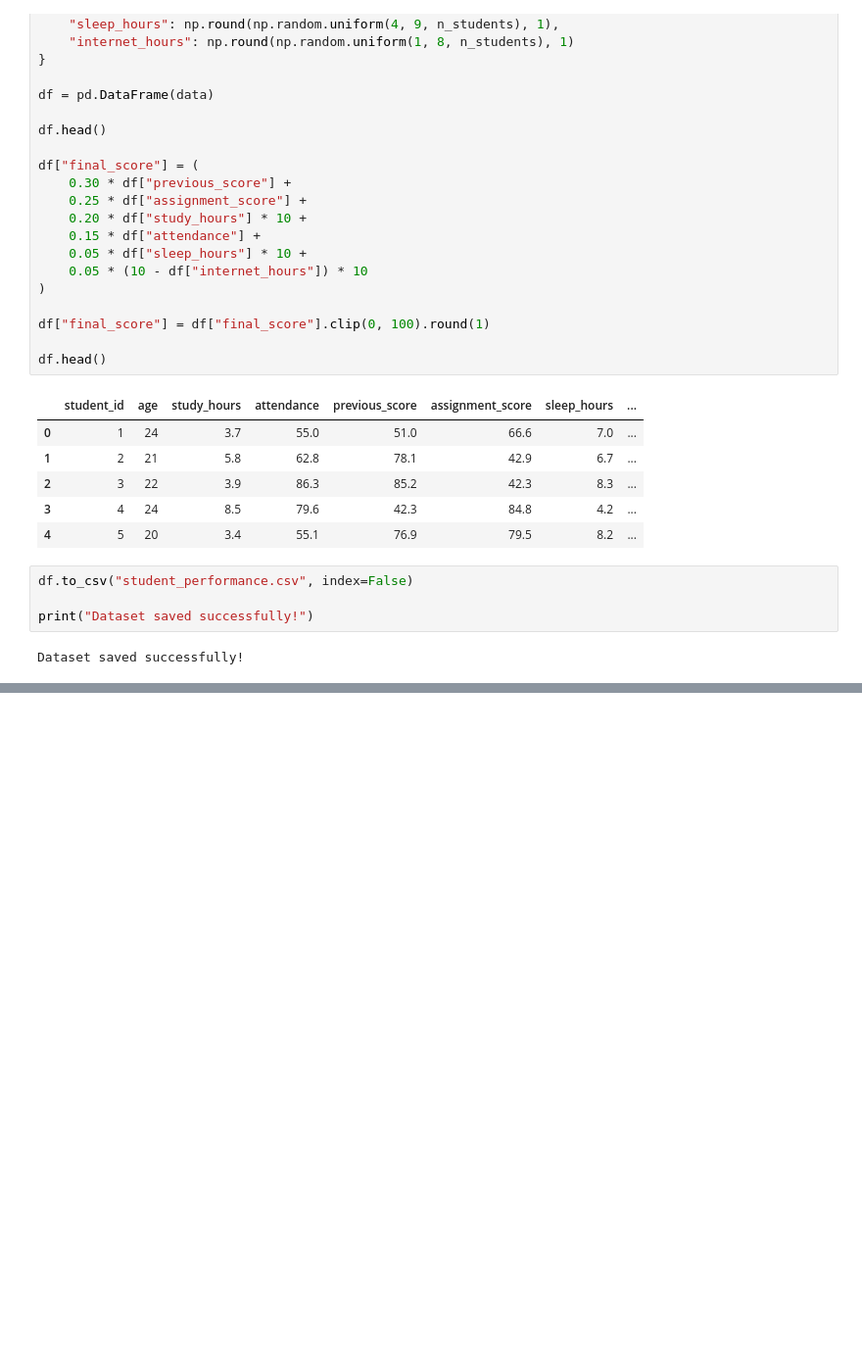
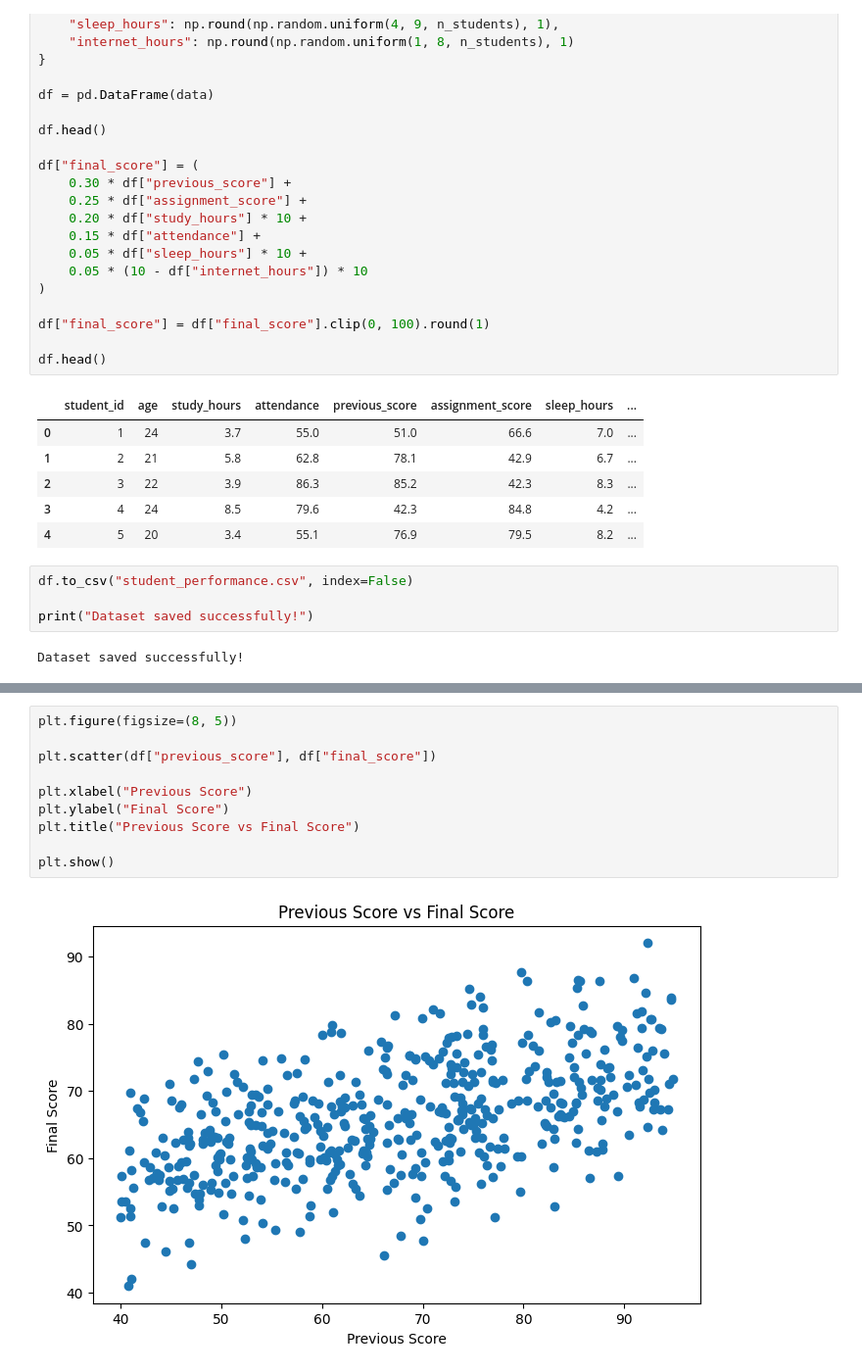
Before and after one commit to Dilini8888/student-performance-prediction, a Jupyter notebook: Student_Performance_Prediction.ipynb, the cells around one changed output, grey strips where cells are left out. Shown at 98% size. Cells and saved outputs as stored; diff of their text form; blank space fills up the shorter version.

```diff
--- a/Student_Performance_Prediction.ipynb
+++ b/Student_Performance_Prediction.ipynb
@@ -50,0 +133,12 @@ Dataset saved successfully!
+# %%
+plt.figure(figsize=(8, 5))
+
+plt.scatter(df["previous_score"], df["final_score"])
+
+plt.xlabel("Previous Score")
+plt.ylabel("Final Score")
+plt.title("Previous Score vs Final Score")
+
+plt.show()
+# %% [output]
+[figure, added]
```
Also changed, not shown: parts of 8 cells of this notebook.
